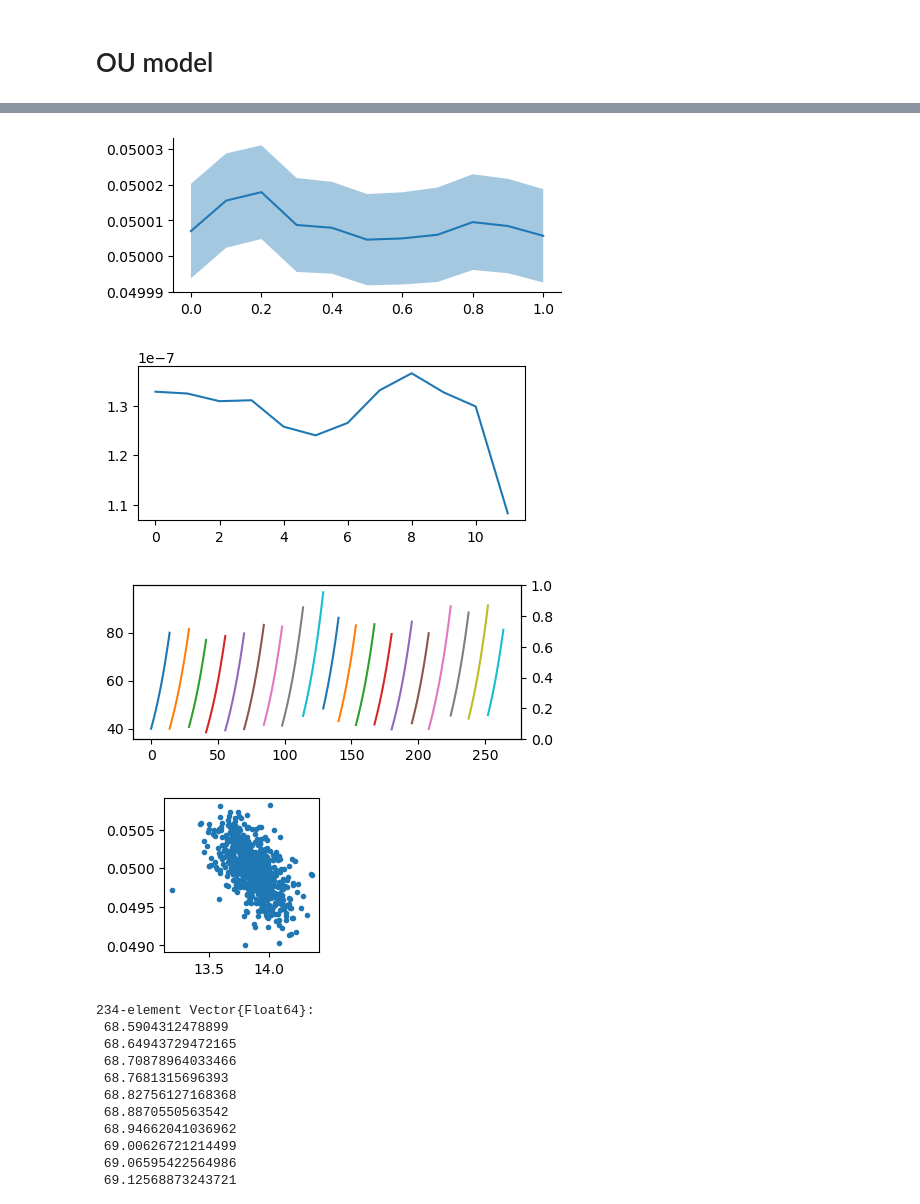
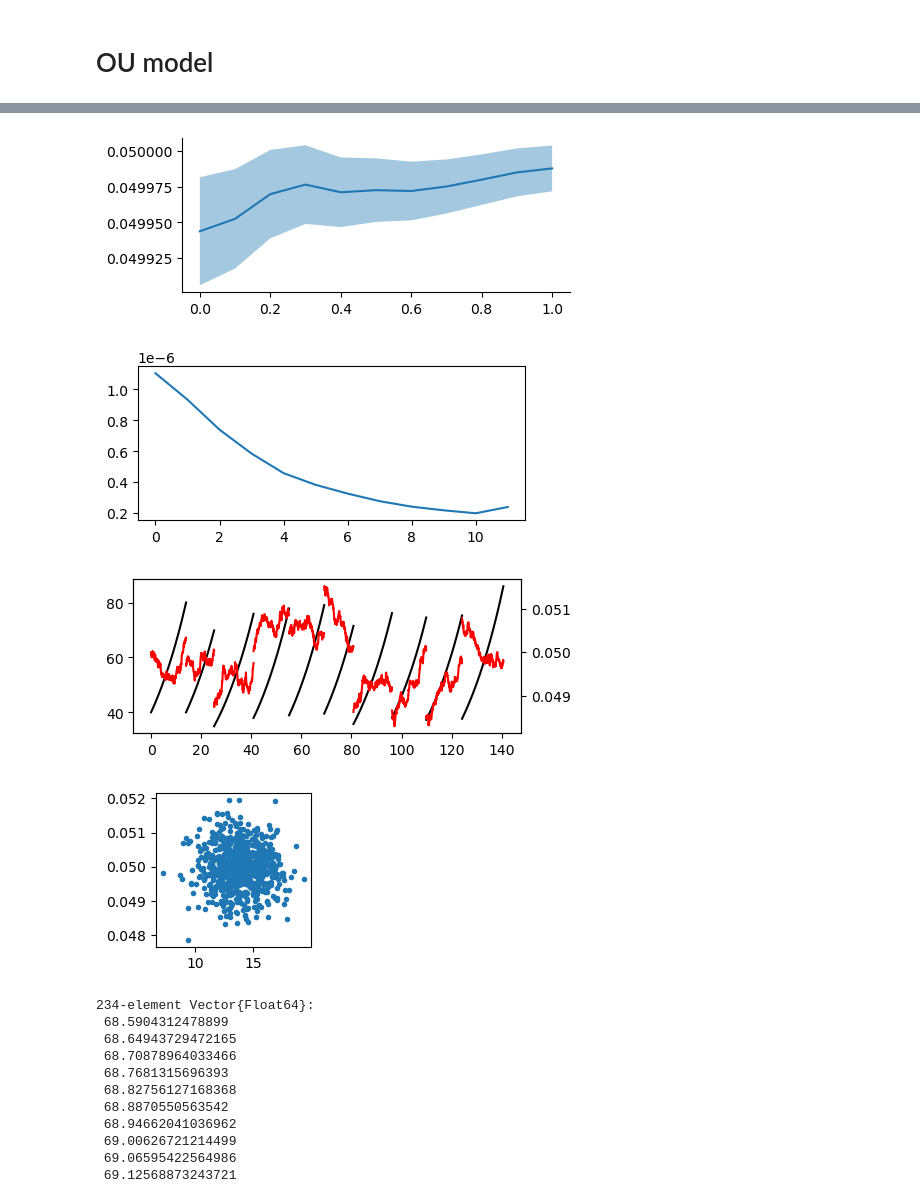
Before and after one commit to elevien/L1210, a Jupyter notebook: src/notebooks/simulations_examples.ipynb, the cells around one changed output, grey strips where cells are left out. Cells and saved outputs as stored; diff of their text form; code cells hidden in the pictures.

```diff
--- a/src/notebooks/simulations_examples.ipynb
+++ b/src/notebooks/simulations_examples.ipynb
@@ -15,10 +15,11 @@ init = [40,λ0,80,0]
 σ_gr = sqrt(1.32e-7)
 τ = 10
 D = σ_gr^2/τ
+σDS = 0.001
 
 Δ = 40
 σM = sqrt(40)
-θ = [Δ,τ,λ0,D,σM]
+θ = [Δ,σDS,τ,λ0,D,σM]
 prob,callback = build_model(θ,init,(0,10000))
 sol = solve(prob,callback = callback)
 u = hcat(sol.u...)';
@@ -52,25 +72,25 @@ ax.spines["right"].set_visible(false)
 ax.spines["top"].set_visible(false)
 fig
 # %% [output]
-[figure, old version]
+[figure, new version]
 # %%
 fig, ax = subplots(figsize=(5,2))
 ax.plot(df_cycle_mean.λvar)
 #ax.set_ylim([0.,1e-3])
 fig
 # %% [output]
-[figure, old version]
+[figure, new version]
 # %%
 fig, ax = subplots(figsize=(5,2))
 ax2 = ax.twinx()
-for p in unique(df.position)[1:20]
+for p in unique(df.position)[1:10]
     dfp = df[df.position .== p,:]
-    ax.plot(dfp.time,dfp.M,"-")
-    #ax2.plot(dfp.time,dfp.λ,"r-")
+    ax.plot(dfp.time,dfp.M,"k-")
+    ax2.plot(dfp.time,dfp.λ,"r-")
 end
 fig
 # %% [output]
-[figure, old version]
+[figure, new version]
 # %%
 fig, ax = subplots(figsize=(2,2))
 df_cells = df_cells[df_cells.gt .>0,:]
@@ -78,7 +98,7 @@ df_cells = df_cells[df_cells.gt .>0,:]
 ax.plot(df_cells.gt,df_cells.gr,".")
 fig
 # %% [output]
-[figure, old version]
+[figure, new version]
 # %%
 df[df.position .== 5,:].time
 # %% [output]
```
Also changed, not shown: parts of 2 cells of this notebook, 7 other files.
